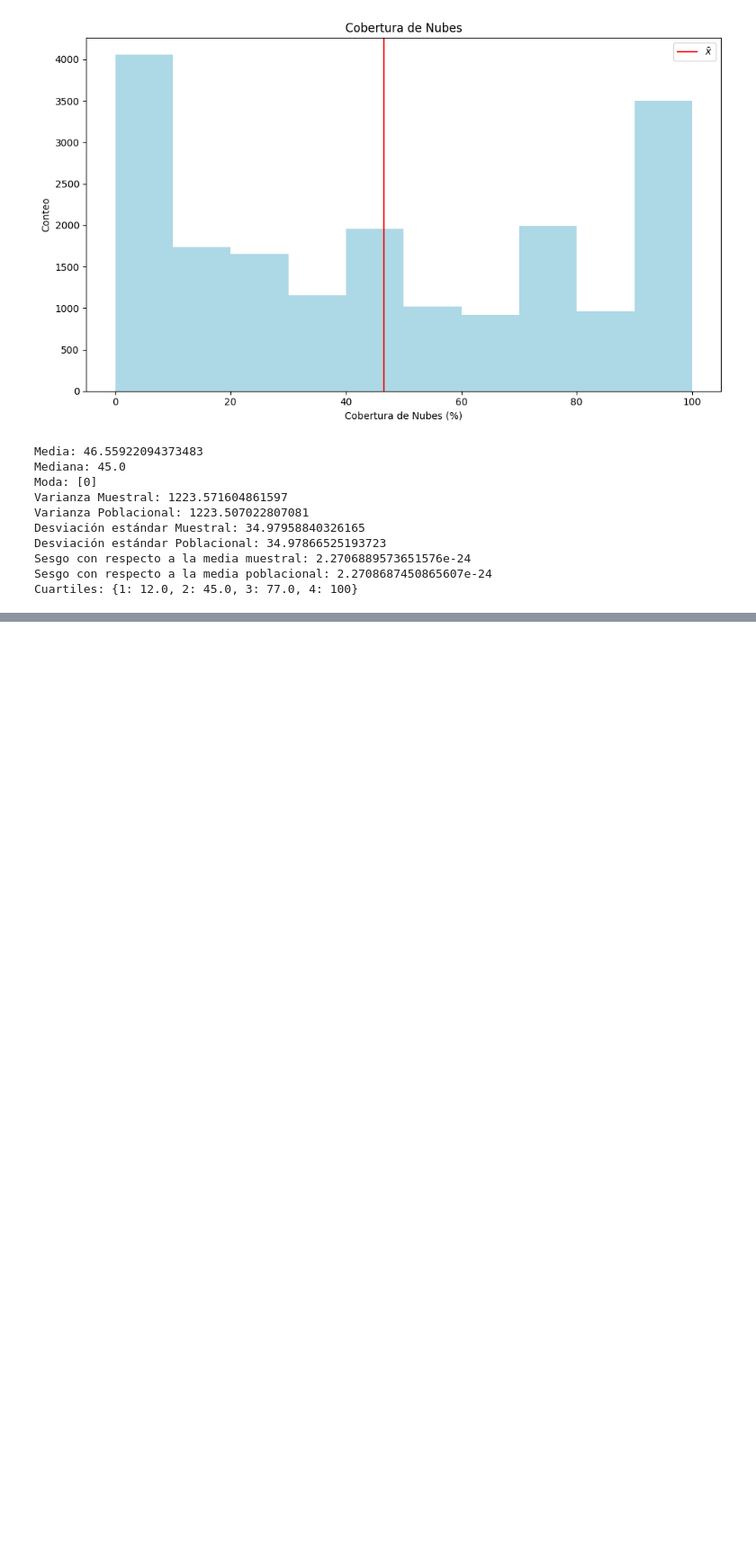
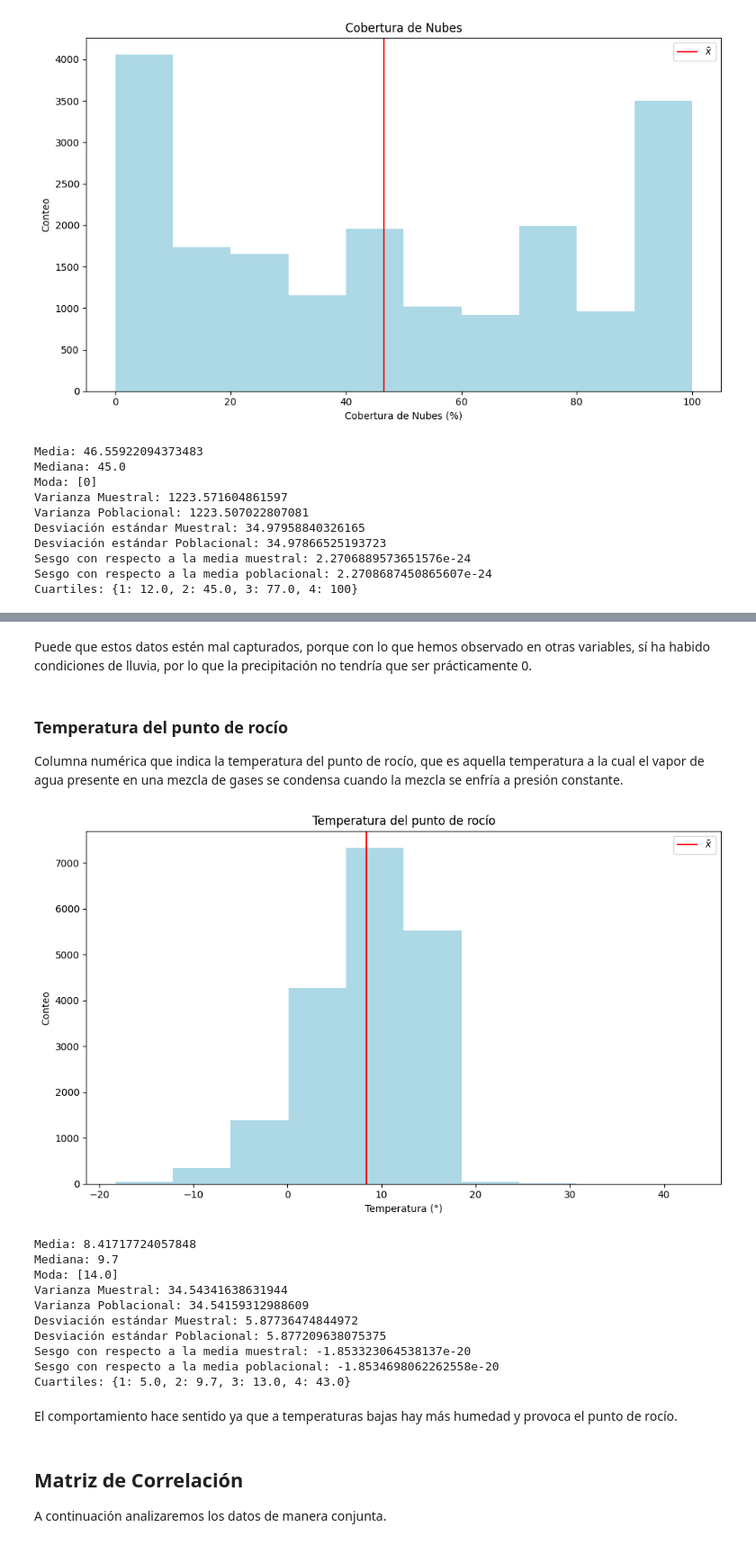
Before and after one commit to ClaudiaGtzD/AprendizajeAutomatico, a Jupyter notebook: Semana03/Tarea_03.ipynb, the cells around one changed output, grey strips where cells are left out. Shown: that part at 90% size. Cells and saved outputs as stored; diff of their text form; code cells hidden in the pictures; blank space fills up the shorter version.

```diff
--- a/Semana03/Tarea_03.ipynb
+++ b/Semana03/Tarea_03.ipynb
@@ -580,0 +494,27 @@ Análisis de: DireccionViento
+# %% [markdown]
+Puede que estos datos estén mal capturados, porque con lo que hemos observado en otras variables, sí ha habido condiciones de lluvia, por lo que la precipitación no tendría que ser prácticamente 0.
+# %% [markdown]
+### Temperatura del punto de rocío
+
+Columna numérica que indica la temperatura del punto de rocío, que es aquella temperatura a la cual el vapor de agua presente en una mezcla de gases se condensa cuando la mezcla se enfría a presión constante.
+# %%
+hist_plotting('Temperatura del punto de rocío', datosGeneracion['DPT'], 'Temperatura (°)', 'Conteo', 10, 6)
+Analisis_Descriptivo(datosGeneracion['DPT'].to_list())
+# %% [output]
+[figure, added]
+Media: 8.41717724057848
+Mediana: 9.7
+Moda: [14.0]
+Varianza Muestral: 34.54341638631944
+Varianza Poblacional: 34.54159312988609
+Desviación estándar Muestral: 5.87736474844972
+Desviación estándar Poblacional: 5.877209638075375
+Sesgo con respecto a la media muestral: -1.853323064538137e-20
+Sesgo con respecto a la media poblacional: -1.8534698062262558e-20
+Cuartiles: {1: 5.0, 2: 9.7, 3: 13.0, 4: 43.0}
+# %% [markdown]
+El comportamiento hace sentido ya que a temperaturas bajas hay más humedad y provoca el punto de rocío.
+# %% [markdown]
+## Matriz de Correlación
+
+A continuación analizaremos los datos de manera conjunta.
```
Also changed, not shown: parts of 16 cells of this notebook.
